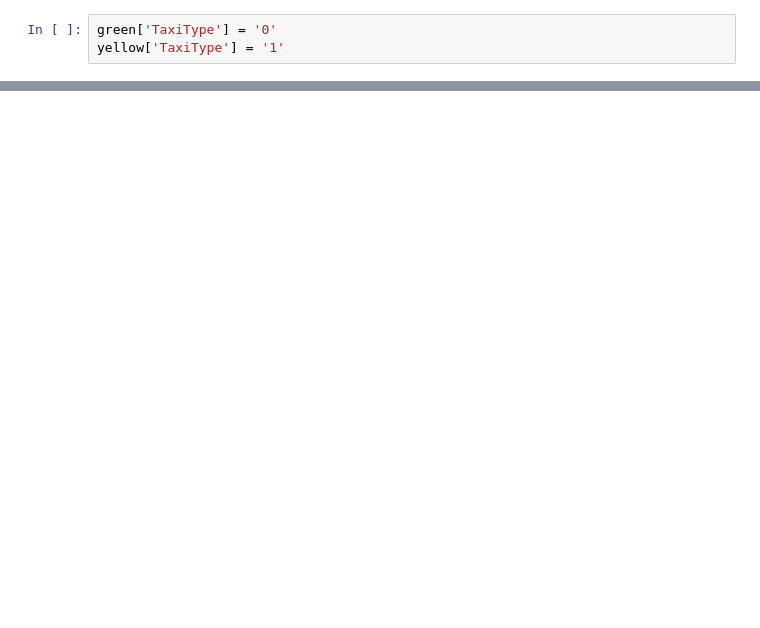
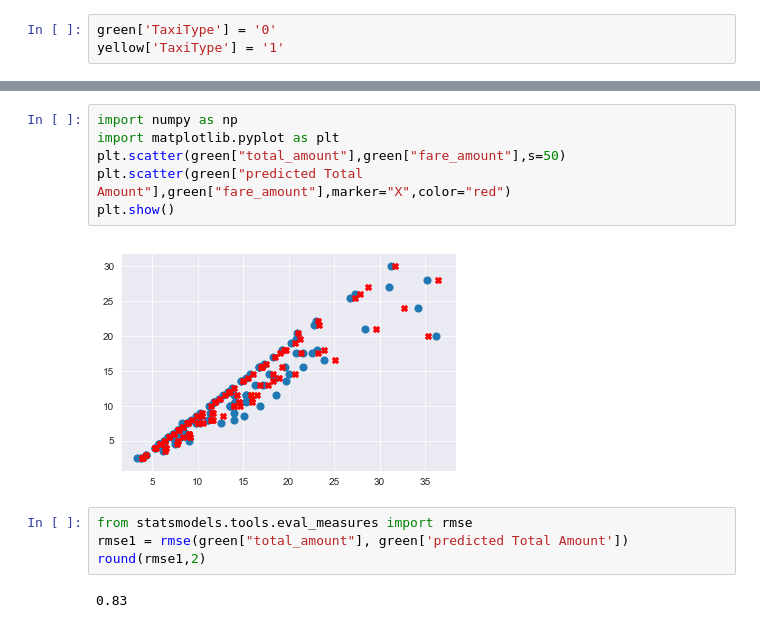
Before and after one commit to MSBX5420/Team-La-Plata-Peak, a Jupyter notebook: Creating S3 Bucket and Copying Data/Creating S3 Bucket and Copying Data-Machine_LearningPart1.ipynb, the cells around one changed output, grey strips where cells are left out. Saved outputs shown, nothing was run; the diff lists cells and outputs as text; blank space fills up the shorter version.

```diff
--- a/Creating S3 Bucket and Copying Data/Creating S3 Bucket and Copying Data-Machine_LearningPart1.ipynb
+++ b/Creating S3 Bucket and Copying Data/Creating S3 Bucket and Copying Data-Machine_LearningPart1.ipynb
@@ -385,0 +402,14 @@ ValueError: cannot copy sequence with size 120 to array axis with dimension 22
+# %%
+import numpy as np
+import matplotlib.pyplot as plt
+plt.scatter(green["total_amount"],green["fare_amount"],s=50)
+plt.scatter(green["predicted Total Amount"],green["fare_amount"],marker="X",color="red")
+plt.show()
+# %% [output]
+[figure, added]
+# %%
+from statsmodels.tools.eval_measures import rmse
+rmse1 = rmse(green["total_amount"], green['predicted Total Amount'])
+round(rmse1,2)
+# %% [output]
+0.83
```
Also changed, not shown: parts of 15 cells of this notebook.
